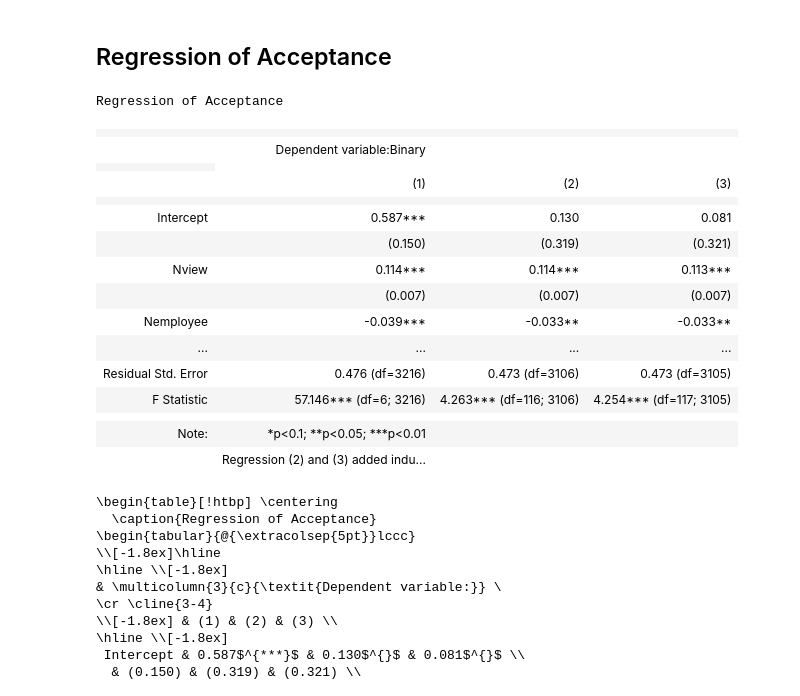
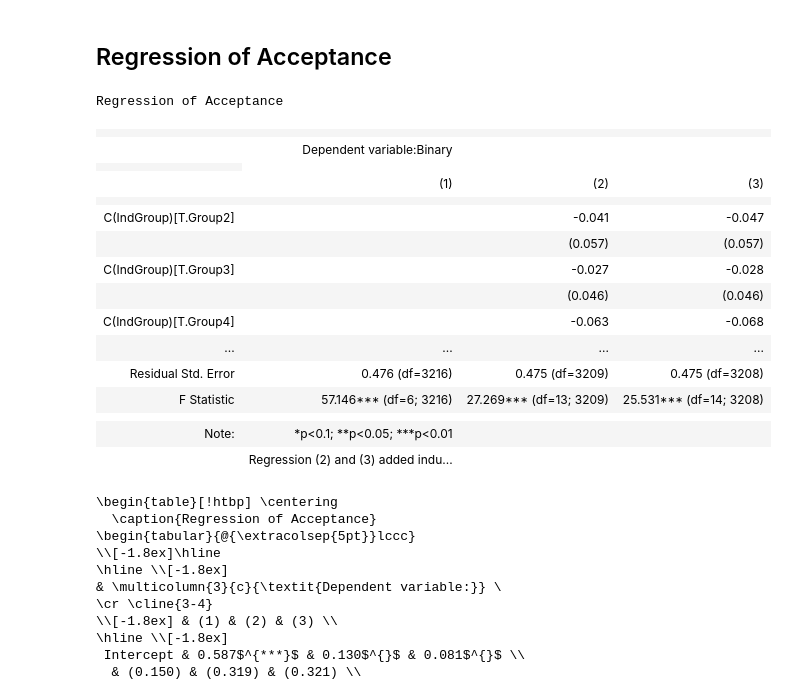
Before and after one commit to wanxii/nonlinear-pricing, a Jupyter notebook: regression.ipynb, the cells around one changed output. Drawn from its saved outputs; the diff is of its cells as text; code cells hidden in the pictures.

```diff
--- a/regression.ipynb
+++ b/regression.ipynb
@@ -340,8 +577,9 @@ set(data.Country)
 # %%
 reg_data = copy.copy(data[['Binary', 'Revenue', 'Nview', 'Nemployee', 'Founded', 'Revenue year',
                            'Size', 'Price', 'Adeals', 'Ncontacted', 'Nform', 'State', 'Country',
-                           'Nmanagers', 'Public', 'Group', 'Industry']])
+                           'Nmanagers', 'Public', 'Group', 'Industry', 'Amount']])
 reg_data['Revenue'] = np.log(reg_data['Revenue'])
+reg_data['Amount'] = np.log(reg_data['Amount'])
 reg_data['Nview'] = np.log(reg_data['Nview']+1)
 reg_data['Nemployee'] = np.log(reg_data['Nemployee']+1)
 reg_data['Adeals'] = np.log(reg_data['Adeals']+1)
@@ -382,3 +620,7 @@ reg_data.head()
 | 8 | 0 | 16.118096 | 3.555348 | 6.311735 | 2.639057 | 2020 | 197.0 | 2300 | 0.693147 | 3.555348 | ... |
 | 9 | 1 | 16.118096 | 5.723585 | 8.006701 | 2.639057 | 2020 | 191.0 | 2300 | 3.044522 | 7.021976 | ... |
 | 11 | 0 | 17.727534 | 1.098612 | 8.517393 | 3.258097 | 2021 | 180.0 | 2300 | 0.693147 | 2.397895 | ... |
+# %%
+reg_data['IndGroup'] = reg_data.Industry.map(ind_group)
+print(reg_data.groupby('IndGroup')['Size'].count())
+print(reg_data.groupby('IndGroup')['Amount'].sum())
@@ -510,36 +773,36 @@ reg_acc1 = smf.gls('Binary ~ Nview + Nemployee + Revperemp + Year + Medium + Lar
                    data=reg_data).fit()
 # print(reg_acc1.summary())
 # %%
-reg_acc2 = smf.gls('Binary ~ Nview + Nemployee + Revperemp + Year + Medium + Large + C(Industry)',
+reg_acc2 = smf.gls('Binary ~ Nview + Nemployee + Revperemp + Year + Medium + Large + C(IndGroup)',
                    family=sm.families.Binomial(),
                    data=reg_data).fit()
 # print(reg_acc2.summary())
 # %%
-reg_acc3 = smf.gls('Binary ~ Nview + Nemployee + Revperemp + Year + Medium + Large + C(Industry) + USfirm',
+reg_acc3 = smf.gls('Binary ~ Nview + Nemployee + Revperemp + Year + Medium + Large + C(IndGroup) + USfirm',
                    family=sm.families.Binomial(),
                    data=reg_data).fit()
 # print(reg_acc3.summary())
 # %%
 s = Stargazer([reg_acc1, reg_acc2, reg_acc3])
-s.covariate_order(['Intercept', 'Nview', 'Nemployee', 'Revperemp', 'Year', 'Medium', 'Large', 'USfirm'])
+# s.covariate_order(['Intercept', 'Nview', 'Nemployee', 'Revperemp', 'Year', 'Medium', 'Large', 'USfirm'])
 s.add_custom_notes(['Regression (2) and (3) added industry fixed effects.'])
 s.title('Regression of Acceptance')
 s
 # %% [output]
 Regression of Acceptance
 |  |  |  |  |
 |  | Dependent variable:Binary |  |  |
 |  |
 |  | (1) | (2) | (3) |
 |  |  |  |  |
-| Intercept | 0.587*** | 0.130 | 0.081 |
-|  | (0.150) | (0.319) | (0.321) |
-| Nview | 0.114*** | 0.114*** | 0.113*** |
-|  | (0.007) | (0.007) | (0.007) |
-| Nemployee | -0.039*** | -0.033** | -0.033** |
+| C(IndGroup)[T.Group2] |  | -0.041 | -0.047 |
+|  |  | (0.057) | (0.057) |
+| C(IndGroup)[T.Group3] |  | -0.027 | -0.028 |
+|  |  | (0.046) | (0.046) |
+| C(IndGroup)[T.Group4] |  | -0.063 | -0.068 |
 | ... | ... | ... | ... |
-| Residual Std. Error | 0.476 (df=3216) | 0.473 (df=3106) | 0.473 (df=3105) |
-| F Statistic | 57.146*** (df=6; 3216) | 4.263*** (df=116; 3106) | 4.254*** (df=117; 3105) |
+| Residual Std. Error | 0.476 (df=3216) | 0.475 (df=3209) | 0.475 (df=3208) |
+| F Statistic | 57.146*** (df=6; 3216) | 27.269*** (df=13; 3209) | 25.531*** (df=14; 3208) |
 |  |  |  |  |
 | Note: | *p<0.1; **p<0.05; ***p<0.01 |  |  |
 |  | Regression (2) and (3) added indu... |  |  |
```
Also changed, not shown: parts of 14 cells of this notebook.
